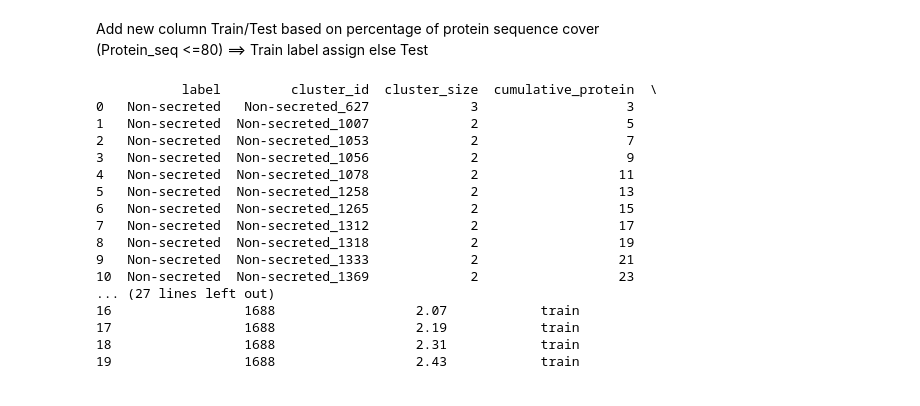
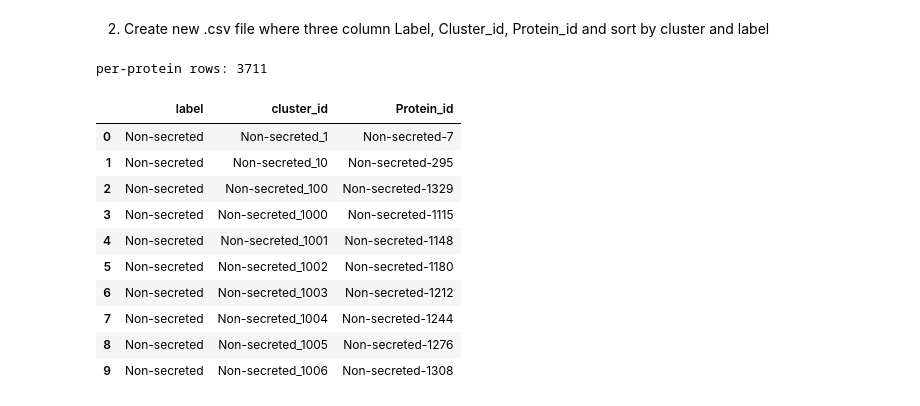
Before and after one commit to varshdin/Protein_Secretion_System_prediction, a Jupyter notebook: Scripts/sumit_secretion_prediction/Train_Test_Split/Formula_perform.ipynb, the cells around one changed output. Saved outputs shown, nothing was run; the diff lists cells and outputs as text; code cells hidden in the pictures.

```diff
--- a/Scripts/sumit_secretion_prediction/Train_Test_Split/Formula_perform.ipynb
+++ b/Scripts/sumit_secretion_prediction/Train_Test_Split/Formula_perform.ipynb
@@ -127,25 +113,8 @@ Compute how many percentage of each class Protein sequence count. <br>
 # %%
-import pandas as pd
+tsv = pd.read_csv(TSV, sep='\t', header=None, names=['representative', 'member'])
+tsv['label'] = tsv['member'].str.rsplit('-', n=1).str[0]
 
-df = pd.read_csv('seq_cluster_class_final.csv',sep=";")  # your existing per-protein file
-
-# cluster-level size
-cluster_sizes = df.groupby(['label', 'cluster_id']).size().reset_index(name='cluster_size')
-
-# sort within each class by cluster_size descending — matches greedy bin-packing order
-cluster_sizes = cluster_sizes.sort_values(['label', 'cluster_size'], ascending=[True, False]).reset_index(drop=True)
-
-# cumulative protein count, RESETTING per class
-cluster_sizes['cumulative_protein'] = cluster_sizes.groupby('label')['cluster_size'].cumsum()
-
-# total proteins per class (constant across that class's rows)
-class_totals = cluster_sizes.groupby('label')['cluster_size'].sum()
-cluster_sizes['class_total_protein'] = cluster_sizes['label'].map(class_totals)
-
-# percentage coverage so far, within that class
-cluster_sizes['percentage_seq_cover'] = (cluster_sizes['cumulative_protein'] / cluster_sizes['class_total_protein'] * 100).round(2)
-
-cluster_sizes.to_csv('cluster_summary.csv', index=False, sep=';')
-print(cluster_sizes.head(20))
-print("\nTotal rows (clusters):", len(cluster_sizes))
+print("rows (sequences):", len(tsv))
+print("clusters:", tsv['representative'].nunique())
+tsv.head()
 # %% [output]
@@ -169,31 +129,33 @@ Total rows (clusters): 3325
 # %% [markdown]
-Add new column Train/Test based on percentage of protein sequence cover<br>
-(Protein_seq <=80) ==> Train label assign else Test
+2. Create new .csv file where three column Label, Cluster_id, Protein_id  and sort by cluster and label
 # %%
-import pandas as pd
+cluster_id_map, class_counters = {}, {}
+for rep in tsv['representative'].unique():
+    cls = tsv.loc[tsv.representative == rep, 'label'].iloc[0]
+    class_counters[cls] = class_counters.get(cls, 0) + 1
+    cluster_id_map[rep] = f"{cls}_{class_counters[cls]}"
 
-df = pd.read_csv('cluster_summary.csv', sep=';')
+tsv['cluster_id'] = tsv['representative'].map(cluster_id_map)
 
-df['Train/Test_Split'] = df['percentage_seq_cover'].apply(lambda x: 'train' if x <= 80 else 'test')
+seq_df = (tsv[['label', 'cluster_id', 'member']]
+            .rename(columns={'member': 'Protein_id'})
+            .sort_values(['label', 'cluster_id'])
+            .reset_index(drop=True))
+seq_df.to_csv(OUT / 'seq_cluster_class_final.csv', index=False, sep=';')
 
-df.to_csv('cluster_summary_train_test.csv', index=False, sep=';')
-print(df.head(20))
+print("per-protein rows:", len(seq_df))
+seq_df.head(10)
 # %% [output]
-           label         cluster_id  cluster_size  cumulative_protein  \
-0   Non-secreted   Non-secreted_627             3                   3
-1   Non-secreted  Non-secreted_1007             2                   5
-2   Non-secreted  Non-secreted_1053             2                   7
-3   Non-secreted  Non-secreted_1056             2                   9
-4   Non-secreted  Non-secreted_1078             2                  11
-5   Non-secreted  Non-secreted_1258             2                  13
-6   Non-secreted  Non-secreted_1265             2                  15
-7   Non-secreted  Non-secreted_1312             2                  17
-8   Non-secreted  Non-secreted_1318             2                  19
-9   Non-secreted  Non-secreted_1333             2                  21
-10  Non-secreted  Non-secreted_1369             2                  23
-... (27 lines left out)
-16                 1688                  2.07            train
-17                 1688                  2.19            train
-18                 1688                  2.31            train
-19                 1688                  2.43            train
+per-protein rows: 3711
+|  | label | cluster_id | Protein_id |
+| 0 | Non-secreted | Non-secreted_1 | Non-secreted-7 |
+| 1 | Non-secreted | Non-secreted_10 | Non-secreted-295 |
+| 2 | Non-secreted | Non-secreted_100 | Non-secreted-1329 |
+| 3 | Non-secreted | Non-secreted_1000 | Non-secreted-1115 |
+| 4 | Non-secreted | Non-secreted_1001 | Non-secreted-1148 |
+| 5 | Non-secreted | Non-secreted_1002 | Non-secreted-1180 |
+| 6 | Non-secreted | Non-secreted_1003 | Non-secreted-1212 |
+| 7 | Non-secreted | Non-secreted_1004 | Non-secreted-1244 |
+| 8 | Non-secreted | Non-secreted_1005 | Non-secreted-1276 |
+| 9 | Non-secreted | Non-secreted_1006 | Non-secreted-1308 |
 # %% [markdown]
```
Also changed, not shown: parts of 17 cells of this notebook, 17 other files.
